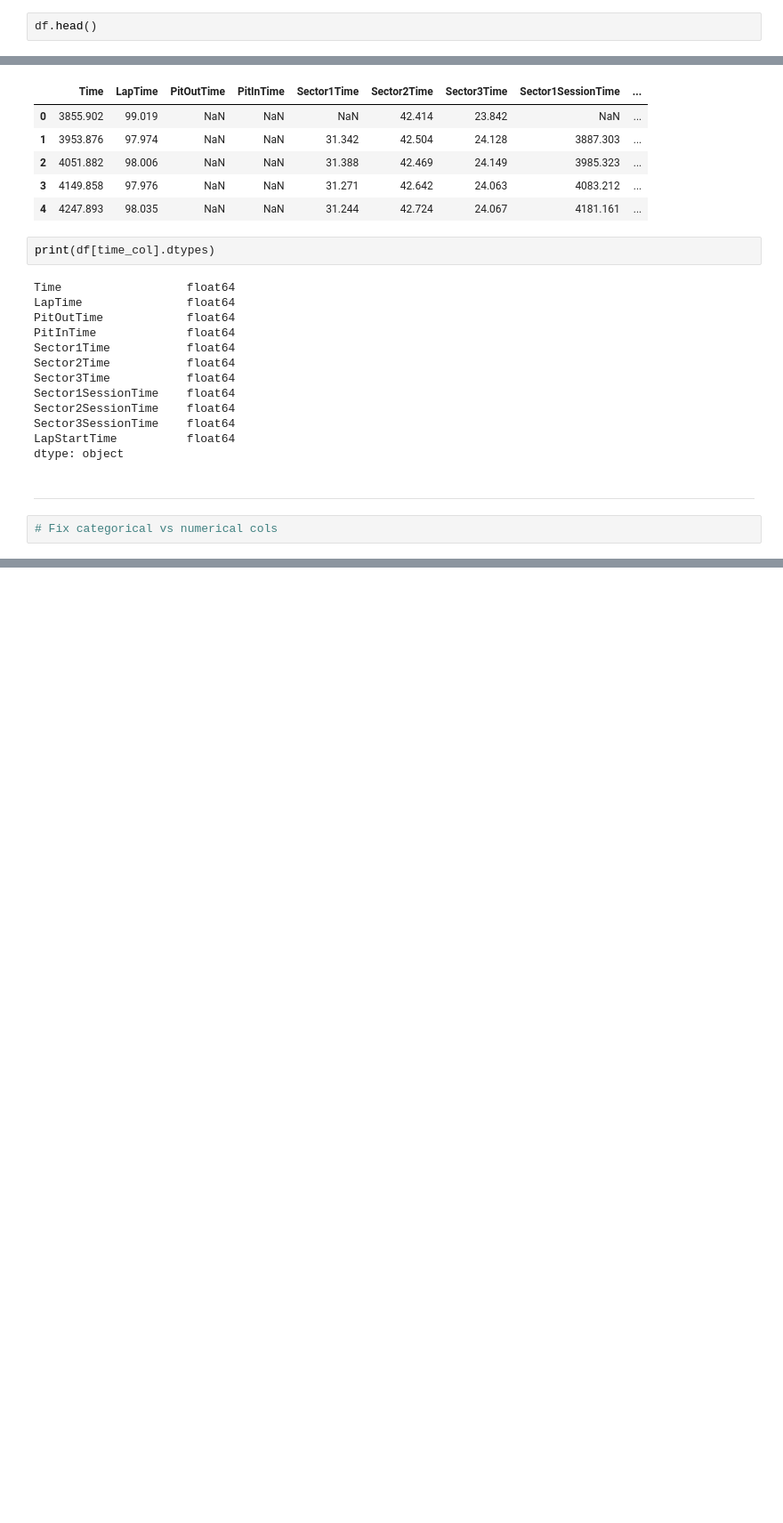
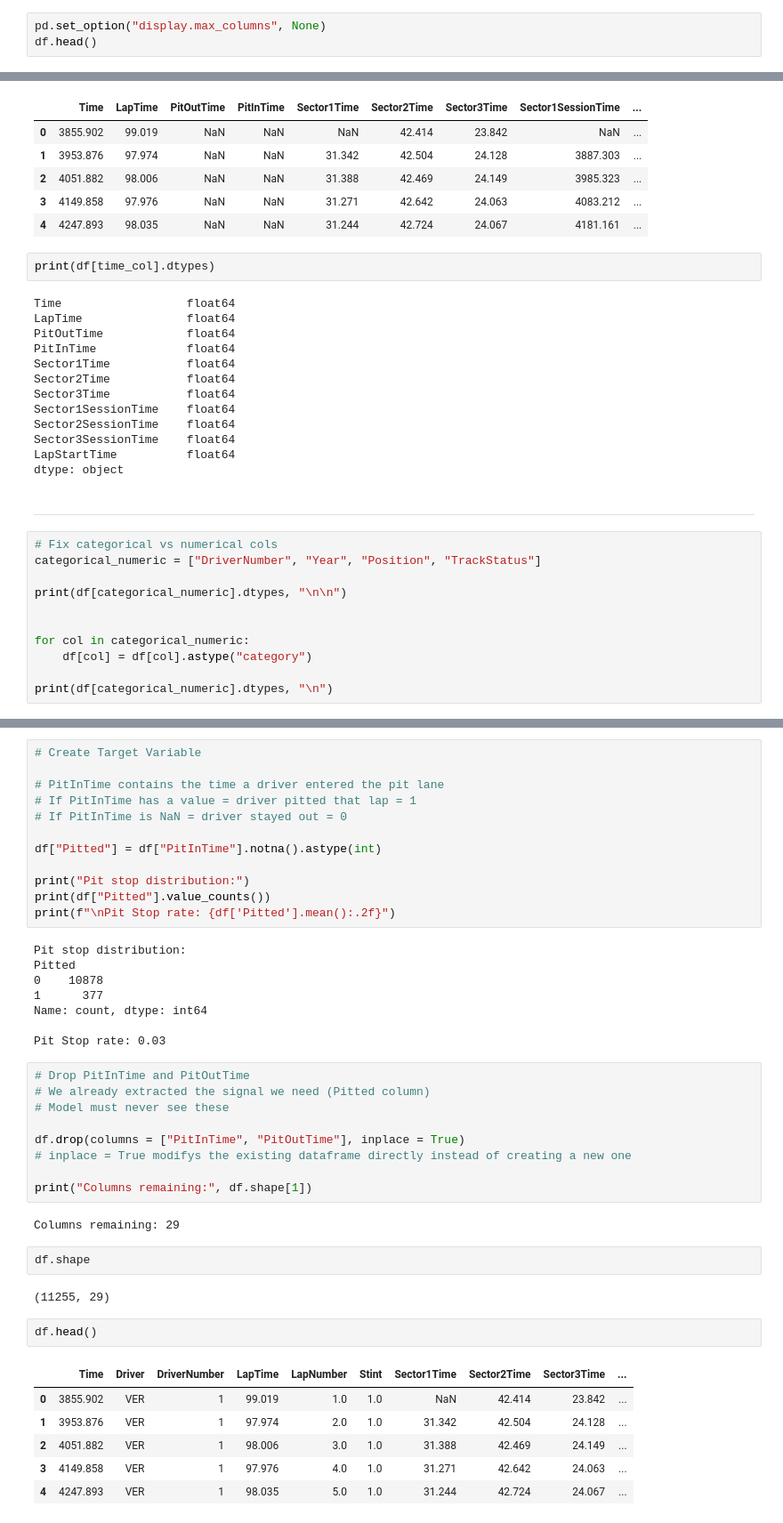
Before and after one commit to the-liyanage/f1-strategy-optimizer, a Jupyter notebook: notebooks/02_feature_engineering.ipynb.ipynb, the cells around one changed output, grey strips where cells are left out. Shown at 89% size. Saved outputs shown, nothing was run; the diff lists cells and outputs as text; blank space fills up the shorter version.

```diff
--- a/notebooks/02_feature_engineering.ipynb.ipynb
+++ b/notebooks/02_feature_engineering.ipynb.ipynb
@@ -9,6 +9,7 @@ print("Shape of the dataset:", df.shape)
 # %% [output]
 Shape of the dataset: (11255, 33)
 # %%
+pd.set_option("display.max_columns", None)
 df.head()
 # %% [output]
 |  | Time | Driver | DriverNumber | LapTime | LapNumber | Stint | PitOutTime | PitInTime | Sector1Time | ... |
@@ -89,3 +88,12 @@ dtype: object
 --------
 # %%
 # Fix categorical vs numerical cols
+categorical_numeric = ["DriverNumber", "Year", "Position", "TrackStatus"]
+
+print(df[categorical_numeric].dtypes, "\n\n")
+
+
+for col in categorical_numeric:
+    df[col] = df[col].astype("category")
+
+print(df[categorical_numeric].dtypes, "\n")
@@ -91,0 +159,44 @@ dtype: object
+# %%
+# Create Target Variable
+
+# PitInTime contains the time a driver entered the pit lane
+# If PitInTime has a value = driver pitted that lap = 1
+# If PitInTime is NaN = driver stayed out = 0
+
+df["Pitted"] = df["PitInTime"].notna().astype(int)
+
+print("Pit stop distribution:")
+print(df["Pitted"].value_counts())
+print(f"\nPit Stop rate: {df['Pitted'].mean():.2f}")
+# %% [output]
+Pit stop distribution:
+Pitted
+0    10878
+1      377
+Name: count, dtype: int64
+
+Pit Stop rate: 0.03
+# %%
+# Drop PitInTime and PitOutTime
+# We already extracted the signal we need (Pitted column)
+# Model must never see these
+
+df.drop(columns = ["PitInTime", "PitOutTime"], inplace = True)
+# inplace = True modifys the existing dataframe directly instead of creating a new one
+
+print("Columns remaining:", df.shape[1])
+# %% [output]
+Columns remaining: 29
+# %%
+df.shape
+# %% [output]
+(11255, 29)
+# %%
+df.head()
+# %% [output]
+|  | Time | Driver | DriverNumber | LapTime | LapNumber | Stint | Sector1Time | Sector2Time | Sector3Time | ... |
+| 0 | 3855.902 | VER | 1 | 99.019 | 1.0 | 1.0 | NaN | 42.414 | 23.842 | ... |
+| 1 | 3953.876 | VER | 1 | 97.974 | 2.0 | 1.0 | 31.342 | 42.504 | 24.128 | ... |
+| 2 | 4051.882 | VER | 1 | 98.006 | 3.0 | 1.0 | 31.388 | 42.469 | 24.149 | ... |
+| 3 | 4149.858 | VER | 1 | 97.976 | 4.0 | 1.0 | 31.271 | 42.642 | 24.063 | ... |
+| 4 | 4247.893 | VER | 1 | 98.035 | 5.0 | 1.0 | 31.244 | 42.724 | 24.067 | ... |
```
Also changed, not shown: parts of 8 cells of this notebook.
